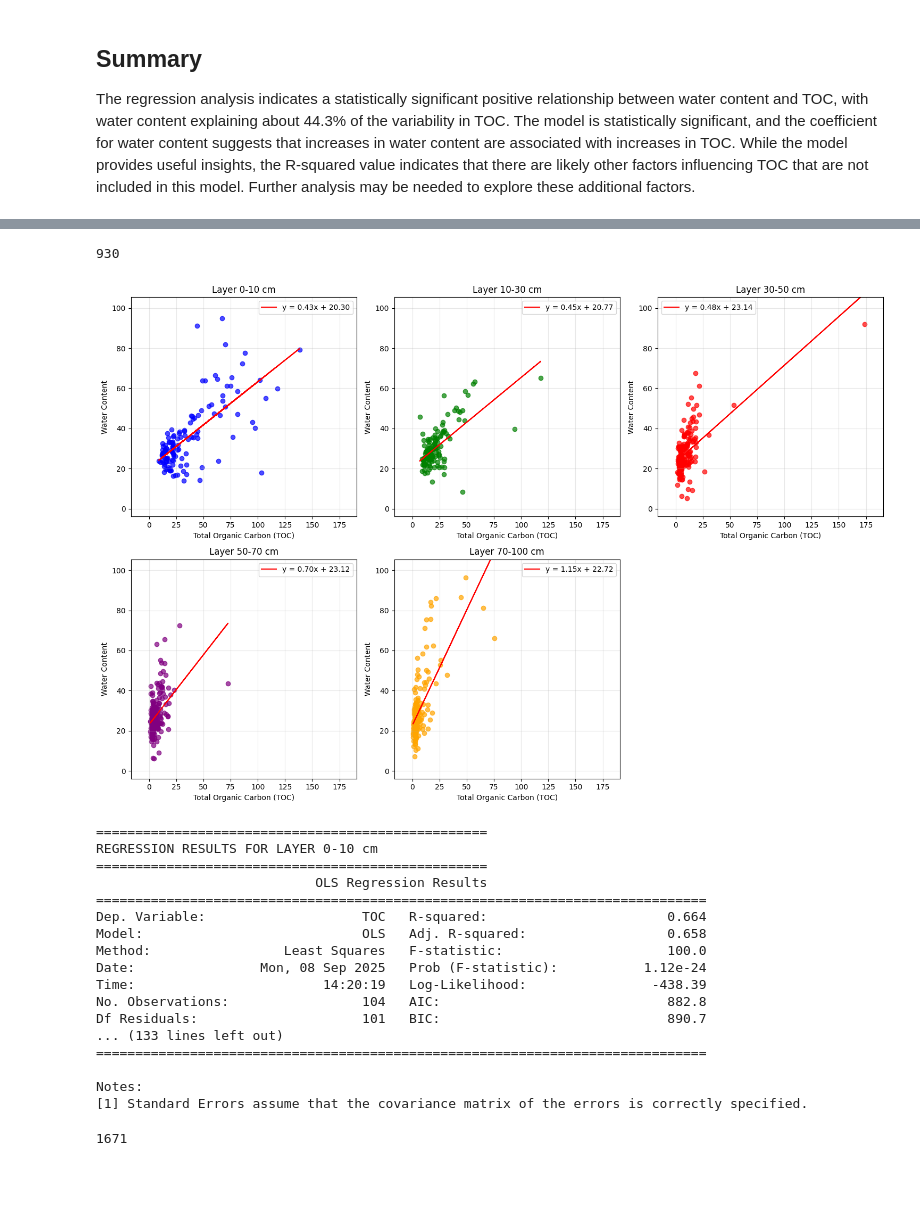
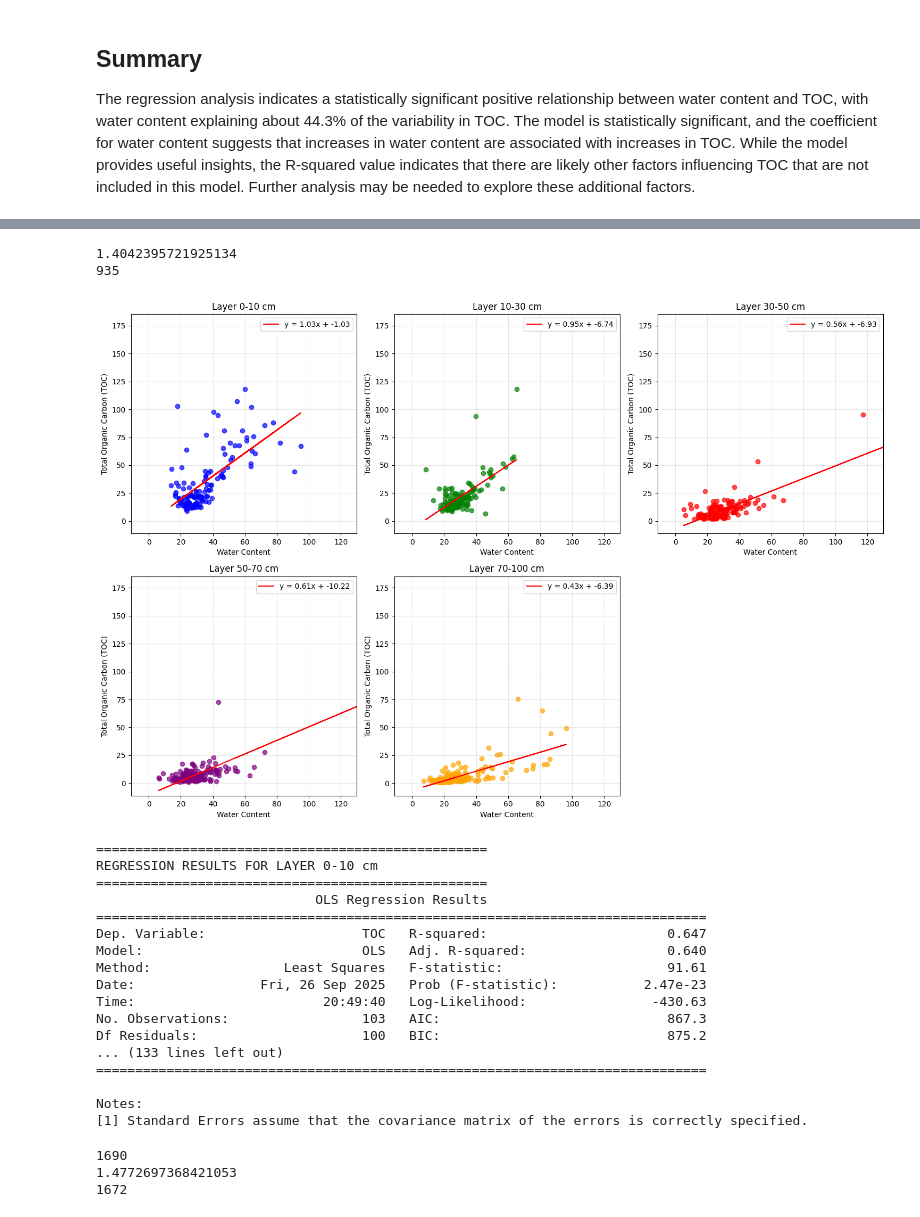
Before and after one commit to ostadsgo/cbm, a Jupyter notebook: DA-Carbon.ipynb, the cells around one changed output, grey strips where cells are left out. Cells and saved outputs as stored; diff of their text form; code cells hidden in the pictures; blank space fills up the shorter version.

```diff
--- a/DA-Carbon.ipynb
+++ b/DA-Carbon.ipynb
@@ -436,19 +719,20 @@ for i, (name, dfx) in enumerate(dfs):
     ax = axes[i]
 
     if len(dfx) > 0:  # Only plot if DataFrame is not empty
-        # Scatter plot
-        ax.scatter(dfx['TOC'], dfx['Water content'], color=colors[i], alpha=0.7)
+        # Scatter plot (swapped x and y)
+        ax.scatter(dfx['Water content'], dfx['TOC'], color=colors[i], alpha=0.7)
 
         # Calculate and plot linear regression if we have enough data points
         if len(dfx) > 1:
-            slope, intercept = np.polyfit(dfx['TOC'], dfx['Water content'], 1)
-            regression_line = slope * dfx['TOC'] + intercept
-            ax.plot(dfx['TOC'], regression_line, color='red',
+            # Swap x and y in the polyfit function
+            slope, intercept = np.polyfit(dfx['Water content'], dfx['TOC'], 1)
+            regression_line = slope * dfx['Water content'] + intercept
+            ax.plot(dfx['Water content'], regression_line, color='red',
                    label=f'y = {slope:.2f}x + {intercept:.2f}')
 
         ax.set_title(f'Layer {name.replace("_", "-")} cm')
-        ax.set_xlabel('Total Organic Carbon (TOC)')
-        ax.set_ylabel('Water Content')
+        ax.set_xlabel('Water Content')  # Now x-axis is Water Content
+        ax.set_ylabel('Total Organic Carbon (TOC)')  # Now y-axis is TOC
         ax.grid(True, alpha=0.3)
         ax.legend()
 
@@ -470,4 +754,5 @@ if len(dfs) < len(axes):
 
 plt.tight_layout()
 plt.show()
+print("sand")
 # %% [output]
@@ -545,13 +831,17 @@ Notes:
 
 # TON texture types
 #---------------------
-ton_texture = ["Ts4", "Ts3", "Tu3", "Tu4", "Ts2", "Tl", "Tu2", "Tt", "Ts3"]
-df_ton = df_city[df_city['Soil texture class'].str.strip().isin(ton_texture)]
-df_ton = df_ton.dropna(subset=["Water content", "TOC"])
+clay_texture = ["Ts4", "Ts3", "Tu3", "Tu4", "Ts2", "Tl", "Tu2", "Tt", "Ts3"]
+df_clay = df_city[df_city['Soil texture class'].str.strip().isin(clay_texture)]
+df_clay = df_clay.dropna(subset=["Water content", "TOC"])
 
-print(len(df_ton))
+df_clay = df_clay[df_clay["TOC_percent"] < 12]
+print(df_clay["TOC_percent"].mean())
+
+print(len(df_clay))
 # %% [output]
-930
+1.4042395721925134
+935
 # %%
 import matplotlib.pyplot as plt
 import numpy as np
@@ -569,7 +859,7 @@ layer_ranges = [
 # Create a list of your DataFrames
 dfs = []
 for upper, lower in layer_ranges:
-    df_layer = df_ton[(df_ton["Layer upper limit"] == upper) & (df_ton["Layer lower limit"] <= lower)]
+    df_layer = df_clay[(df_clay["Layer upper limit"] == upper) & (df_clay["Layer lower limit"] <= lower)]
     dfs.append((f"{upper}_{lower}", df_layer))
 
 
@@ -608,43 +898,46 @@ for i, (name, dfx) in enumerate(dfs):
     ax = axes[i]
 
     if len(dfx) > 0:  # Only plot if DataFrame is not empty
-        # Scatter plot
-        ax.scatter(dfx['TOC'], dfx['Water content'], color=colors[i], alpha=0.7)
+        # Scatter plot (swapped x and y)
+        ax.scatter(dfx['Water content'], dfx['TOC'], color=colors[i], alpha=0.7)
 
         # Calculate and plot linear regression if we have enough data points
         if len(dfx) > 1:
-            slope, intercept = np.polyfit(dfx['TOC'], dfx['Water content'], 1)
-            regression_line = slope * dfx['TOC'] + intercept
-            ax.plot(dfx['TOC'], regression_line, color='red',
+            # Swap x and y in the polyfit function
+            slope, intercept = np.polyfit(dfx['Water content'], dfx['TOC'], 1)
+            regression_line = slope * dfx['Water content'] + intercept
+            ax.plot(dfx['Water content'], regression_line, color='red',
                    label=f'y = {slope:.2f}x + {intercept:.2f}')
 
         ax.set_title(f'Layer {name.replace("_", "-")} cm')
-        ax.set_xlabel('Total Organic Carbon (TOC)')
-        ax.set_ylabel('Water Content')
+        ax.set_xlabel('Water Content')  # Now x-axis is Water Content
+        ax.set_ylabel('Total Organic Carbon (TOC)')  # Now y-axis is TOC
         ax.grid(True, alpha=0.3)
         ax.legend()
 
          # Set the same axis limits for all plots
         ax.set_xlim(x_min, x_max)
         ax.set_ylim(y_min, y_max)
     else:
         # Set the same axis limits for all plots
         ax.set_xlim(x_min, x_max)
         ax.set_ylim(y_min, y_max)
 
         ax.text(0.5, 0.5, 'No data available', ha='center', va='center', transform=ax.transAxes)
         ax.set_title(f'Layer {name.replace("_", "-")} cm')
 
 # Remove any empty subplots if we have fewer than 6 DataFrames
 if len(dfs) < len(axes):
     for j in range(len(dfs), len(axes)):
         fig.delaxes(axes[j])
 
 plt.tight_layout()
 plt.show()
 # %% [output]
-[figure, old version]
+[figure, new version]
 # %%
+# چرا با اینکه آر اسکویر در لایه سطحی همون صفر تا ۳۰ پایینه ولی واترکانتت بالاست و این شرایط در لایه های زیرین برقرار نیست
+
 import statsmodels.api as sm
 import pandas as pd
 
@@ -663,8 +956,8 @@ results = {}
 for upper, lower in layer_ranges:
     # Filter data for this layer
     layer_name = f"{upper}_{lower}"
-    df_layer = df_ton[(df_ton["Layer upper limit"] == upper) &
-                       (df_ton["Layer lower limit"] <= lower)]
+    df_layer = df_clay[(df_clay["Layer upper limit"] == upper) &
+                       (df_clay["Layer lower limit"] <= lower)]
 
     # Select and clean variables
     df_var = df_layer[['Water content', "TOC", "TN", "BD_bulk"]].dropna()
@@ -701,13 +994,13 @@ REGRESSION RESULTS FOR LAYER 0-10 cm
 ==================================================
                             OLS Regression Results
 ==============================================================================
-Dep. Variable:                    TOC   R-squared:                       0.664
-Model:                            OLS   Adj. R-squared:                  0.658
-Method:                 Least Squares   F-statistic:                     100.0
-Date:                Mon, 08 Sep 2025   Prob (F-statistic):           1.12e-24
-Time:                        14:20:19   Log-Likelihood:                -438.39
-No. Observations:                 104   AIC:                             882.8
-Df Residuals:                     101   BIC:                             890.7
+Dep. Variable:                    TOC   R-squared:                       0.647
+Model:                            OLS   Adj. R-squared:                  0.640
+Method:                 Least Squares   F-statistic:                     91.61
+Date:                Fri, 26 Sep 2025   Prob (F-statistic):           2.47e-23
+Time:                        20:49:40   Log-Likelihood:                -430.63
+No. Observations:                 103   AIC:                             867.3
+Df Residuals:                     100   BIC:                             875.2
 ... (133 lines left out)
 ==============================================================================
 
@@ -718,8 +1011,14 @@ Notes:
 loam_texture = ["Ls2", "Ls3",  "Ls4",  "Lt2",  "Lts", "Lu", "Lt3"]
 df_loam = df_city[df_city['Soil texture class'].str.strip().isin(loam_texture)]
 print(len(df_loam))
+df_loam = df_loam[df_loam["TOC_percent"] < 12]
+print(df_loam["TOC_percent"].mean())
+
+print(len(df_loam))
 # %% [output]
-1671
+1690
+1.4772697368421053
+1672
 # %%
 import matplotlib.pyplot as plt
 import numpy as np
```
Also changed, not shown: parts of 51 cells of this notebook, 3 other files.
